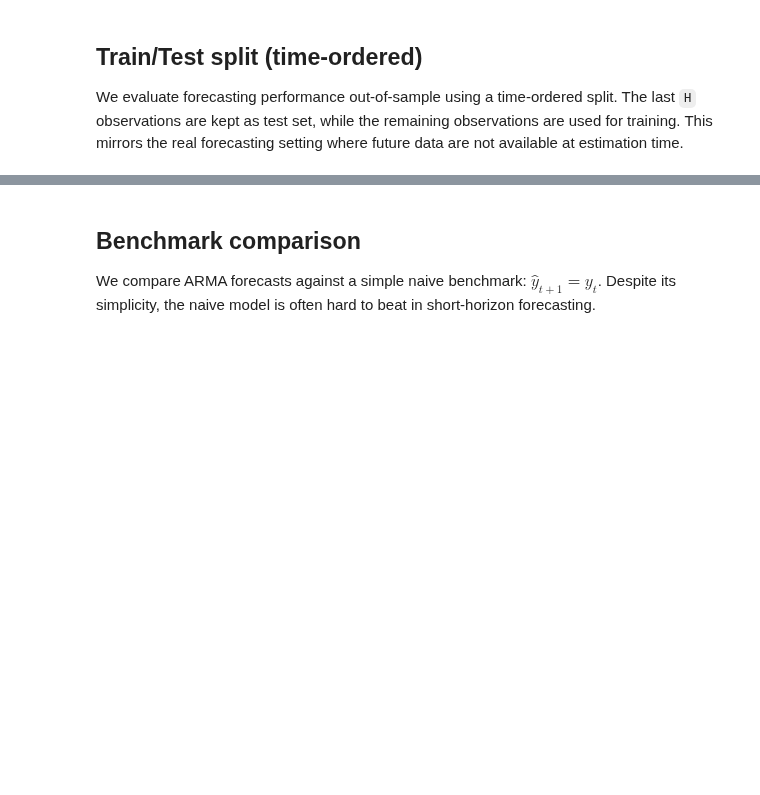
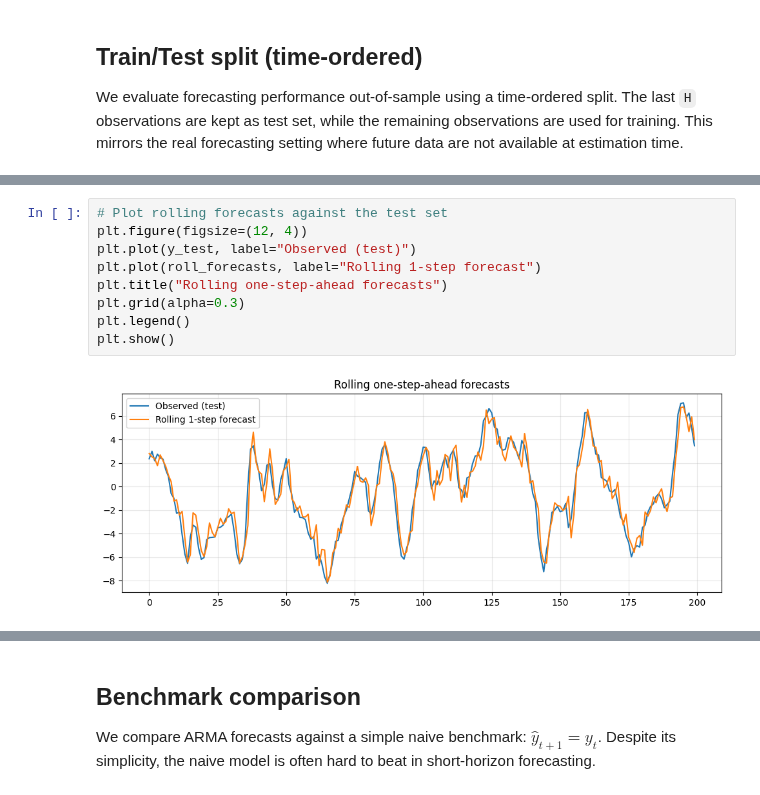
Before and after one commit to matteogiorgi/regression-timeseries, a Jupyter notebook: assignment_time_series_part2/Group10 Second Assignment (part 2).ipynb, the cells around one changed output, grey strips where cells are left out. Saved outputs shown, nothing was run; the diff lists cells and outputs as text; blank space fills up the shorter version.

```diff
--- a/assignment_time_series_part2/Group10 Second Assignment (part 2).ipynb
+++ b/assignment_time_series_part2/Group10 Second Assignment (part 2).ipynb
@@ -110,0 +147,11 @@ Rolling RMSE: 1.0131027773912855
+# %%
+# Plot rolling forecasts against the test set
+plt.figure(figsize=(12, 4))
+plt.plot(y_test, label="Observed (test)")
+plt.plot(roll_forecasts, label="Rolling 1-step forecast")
+plt.title("Rolling one-step-ahead forecasts")
+plt.grid(alpha=0.3)
+plt.legend()
+plt.show()
+# %% [output]
+[figure, added]
```
Also changed, not shown: parts of 15 cells of this notebook, 7 other files.
